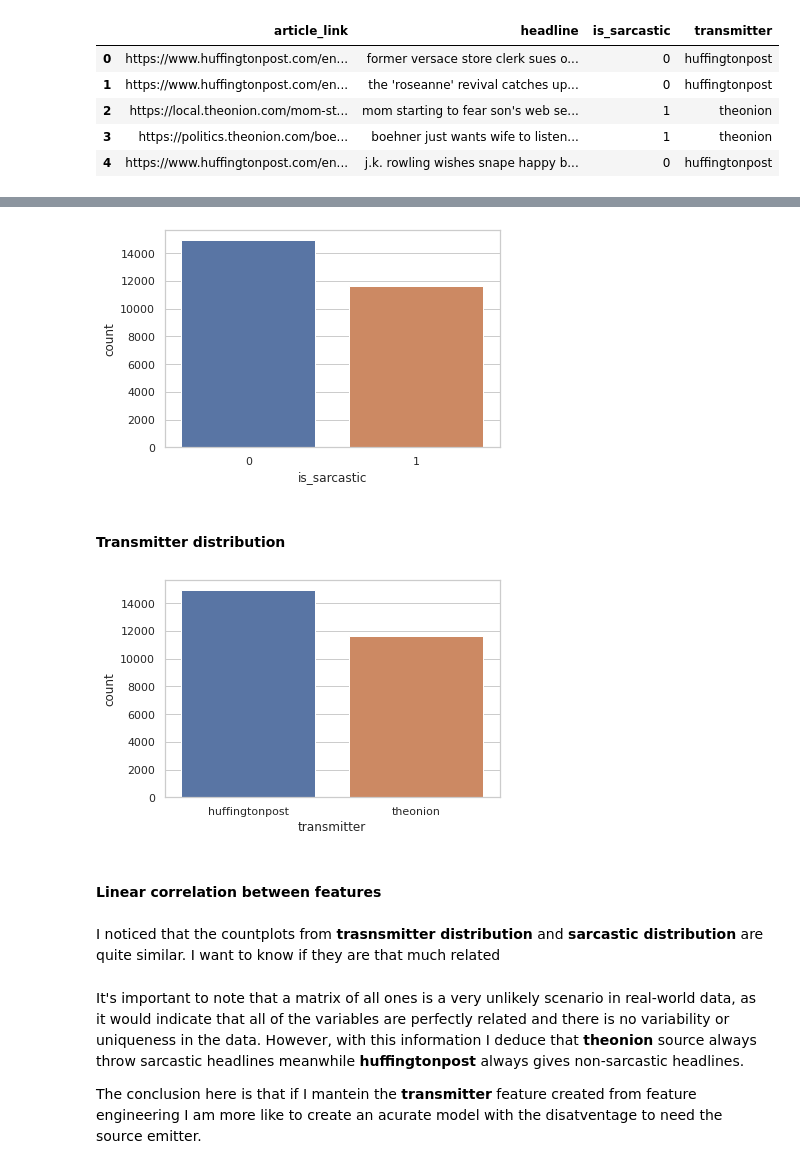
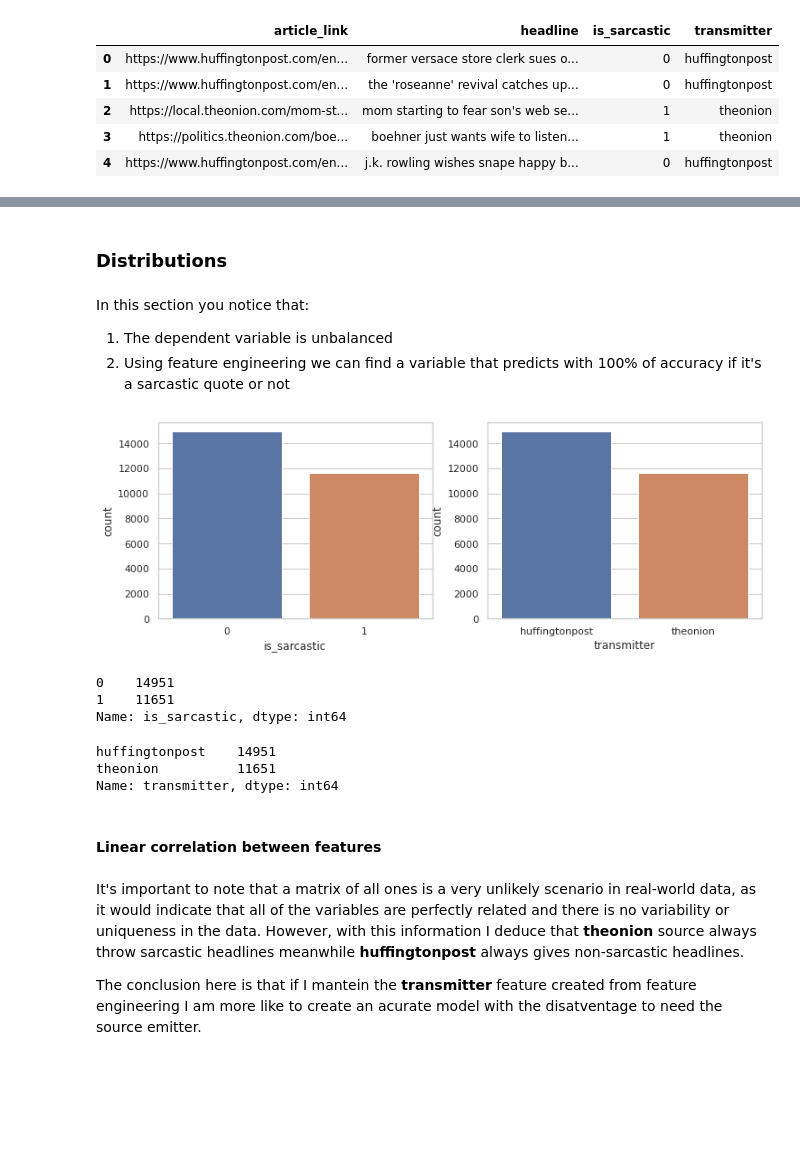
Before and after one commit to wilberquito/Sarcasm-Detector, a Jupyter notebook: detection.ipynb, the cells around one changed output, grey strips where cells are left out. Cells and saved outputs as stored; diff of their text form; code cells hidden in the pictures; blank space fills up the shorter version.

```diff
--- a/detection.ipynb
+++ b/detection.ipynb
@@ -147,19 +146,31 @@ df.head()
-# %%
-# here I notice that the dependent variable is unbalanced.
-# there are arround 4K more samples of non sarcastic headlines
-sns.set_theme(style='whitegrid')
-ax = sns.countplot(x='is_sarcastic', data=df)
-# %% [output]
-[figure, removed]
-# %% [markdown]
-#### Transmitter distribution
-# %%
-# here I notice that the dependent variable is unbalanced. Not that much yet unbalanced
-sns.set_theme(style='whitegrid')
-ax = sns.countplot(x='transmitter', data=df)
-# %% [output]
-[figure, removed]
+# %% [markdown]
+### Distributions
+# %% [markdown]
+In this section you notice that:
+
+1. The dependent variable is unbalanced
+2. Using feature engineering we can find a variable that predicts with 100% of accuracy if it's a sarcastic quote or not
+# %%
+fig, (ax1, ax2) = plt.subplots(1, 2, figsize=(12, 4))
+
+sns.set_theme(style='whitegrid')
+ax = sns.countplot(x='is_sarcastic', data=df, ax = ax1)
+
+sns.set_theme(style='whitegrid')
+ax = sns.countplot(x='transmitter', data=df, ax = ax2)
+# %% [output]
+[figure, added]
+# %%
+df['is_sarcastic'].value_counts()
+# %% [output]
+0    14951
+1    11651
+Name: is_sarcastic, dtype: int64
+# %%
+df['transmitter'].value_counts()
+# %% [output]
+huffingtonpost    14951
+theonion          11651
+Name: transmitter, dtype: int64
 # %% [markdown]
 #### Linear correlation between features
-# %% [markdown]
-I noticed that the countplots from **trasnsmitter distribution** and **sarcastic distribution** are quite similar. I want to know if they are that much related
```
Also changed, not shown: parts of 7 cells of this notebook.
